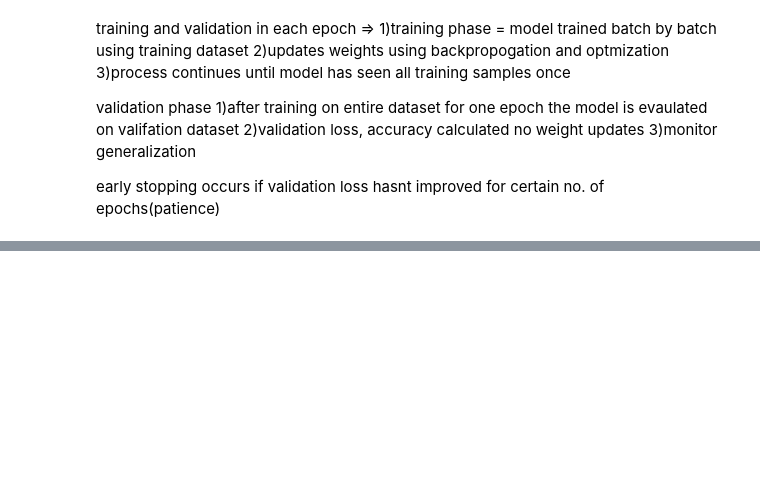
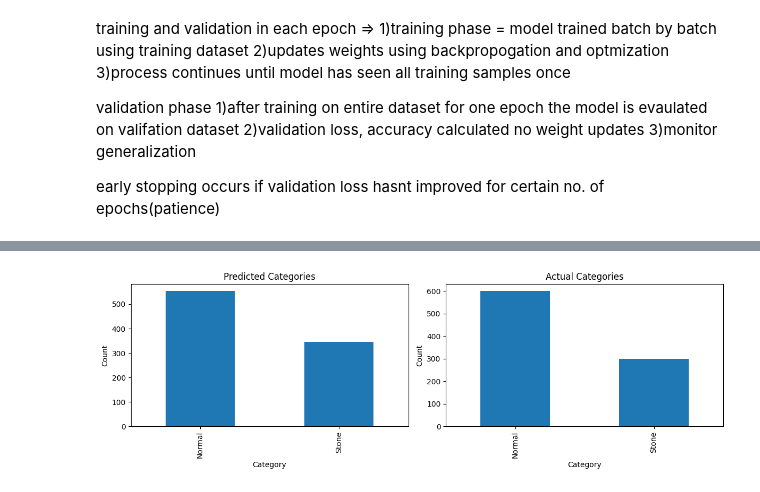
Before and after one commit to Prachiy031/FinalYearProject, a Jupyter notebook: ksdImple.ipynb, the cells around one changed output, grey strips where cells are left out. Saved outputs shown, nothing was run; the diff lists cells and outputs as text; code cells hidden in the pictures; blank space fills up the shorter version.

```diff
--- a/ksdImple.ipynb
+++ b/ksdImple.ipynb
@@ -363,0 +423,13 @@ early stopping occurs if validation loss hasnt improved for certain no. of epoch
+# %%
+test_gen = ImageDataGenerator(rescale=1./255)
+
+test_generator = test_gen.flow_from_dataframe(
+    test_df,
+    "/content/drive/MyDrive/ImplementationFinalProject/CT_images/Test/",
+    x_col='filename',
+    y_col='category',
+    target_size=(150,150),
+    class_mode='categorical',
+    batch_size=15,
+    shuffle=False     #no shuffle because sequence is important so If we shuffled the data, it could misalign predictions with their actual labels during evaluation.
+)
@@ -363,0 +440,4 @@ early stopping occurs if validation loss hasnt improved for certain no. of epoch
+# %%
+steps = int(np.ceil(test_df.shape[0] / 15))  # Explicitly convert to int
+
+predict = model.predict(test_generator, steps=steps)
@@ -363,0 +446,4 @@ early stopping occurs if validation loss hasnt improved for certain no. of epoch
+# %%
+test_df['predicted category'] = np.argmax(predict, axis=-1)       #new colm created for predicted category
+# %%
+test_df['predicted category'] = test_df['predicted category'].replace({ 1: 'Stone', 0: 'Normal' })
@@ -363,0 +459,24 @@ early stopping occurs if validation loss hasnt improved for certain no. of epoch
+# %%
+plt.figure(figsize=(12, 4))
+
+# Plot the first bar plot (predicted category)
+plt.subplot(1, 2, 1)
+test_df['predicted category'].value_counts().plot.bar()
+plt.title('Predicted Categories')
+plt.xlabel('Category')
+plt.ylabel('Count')
+
+# Plot the second bar plot (actual category)
+plt.subplot(1, 2, 2)
+test_df['category'].value_counts().plot.bar()
+plt.title('Actual Categories')
+plt.xlabel('Category')
+plt.ylabel('Count')
+
+# Adjust layout to prevent overlap
+plt.tight_layout()
+
+# Show the plots
+plt.show()
+# %% [output]
+[figure, added]
```
Also changed, not shown: parts of 38 cells of this notebook.
